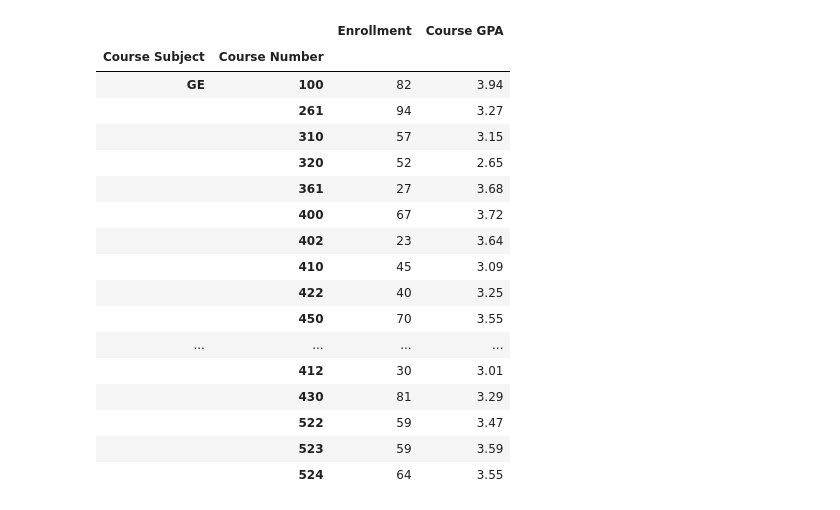
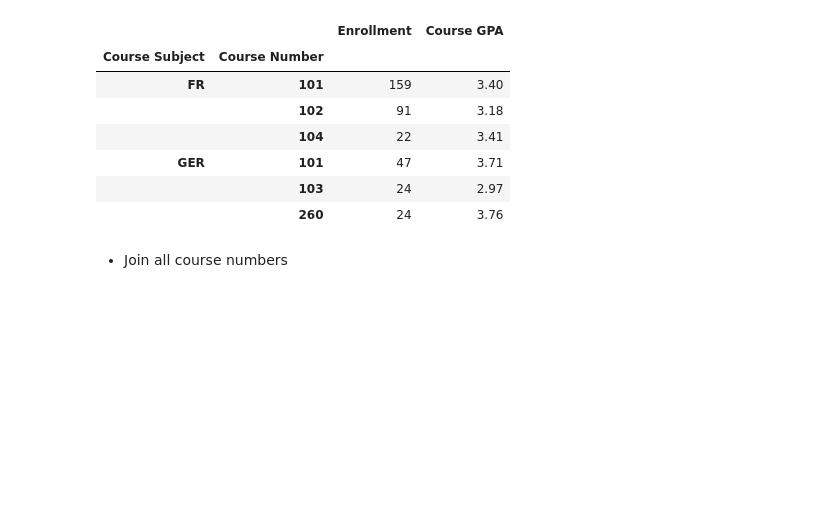
Before and after one commit to maneyko/grades, a Jupyter notebook: grades.ipynb, the cells around one changed output. Cells and saved outputs as stored; diff of their text form; code cells hidden in the pictures; blank space fills up the shorter version.

```diff
--- a/grades.ipynb
+++ b/grades.ipynb
@@ -52,23 +61,16 @@ avgs.insert(0, 'Enrollment', groups.apply(np.sum)['Enrollment'].astype(np.int))
-# %%
-avgs.ix[['GE', 'IE']]
-# %% [output]
-|  |  | Enrollment | Course GPA |
-| Course Subject | Course Number |  |  |
-| GE | 100 | 82 | 3.94 |
-|  | 261 | 94 | 3.27 |
-|  | 310 | 57 | 3.15 |
-|  | 320 | 52 | 2.65 |
-|  | 361 | 27 | 3.68 |
-|  | 400 | 67 | 3.72 |
-|  | 402 | 23 | 3.64 |
-|  | 410 | 45 | 3.09 |
-|  | 422 | 40 | 3.25 |
-|  | 450 | 70 | 3.55 |
-| ... | ... | ... | ... |
-|  | 412 | 30 | 3.01 |
-|  | 430 | 81 | 3.29 |
-|  | 522 | 59 | 3.47 |
-|  | 523 | 59 | 3.59 |
-|  | 524 | 64 | 3.55 |
+# %%
+subjects = ['FR', 'GER']
+courses.ix[subjects]
+# %% [output]
+|  |  | Enrollment | Course GPA |
+| Course Subject | Course Number |  |  |
+| FR | 101 | 159 | 3.40 |
+|  | 102 | 91 | 3.18 |
+|  | 104 | 22 | 3.41 |
+| GER | 101 | 47 | 3.71 |
+|  | 103 | 24 | 2.97 |
+|  | 260 | 24 | 3.76 |
+# %% [markdown]
+* Join all course numbers
 # %%
 # Another weighted average but now grouping by major
```
Also changed, not shown: parts of 13 cells of this notebook.
